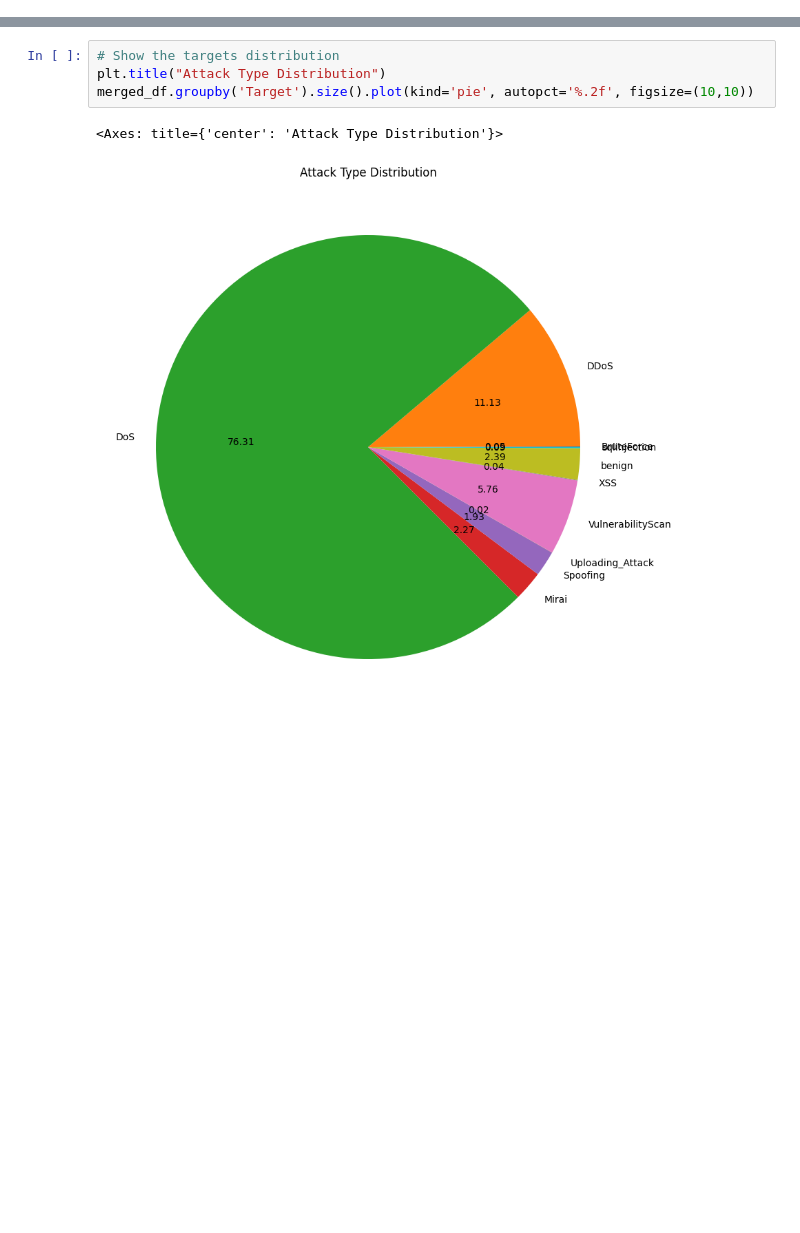
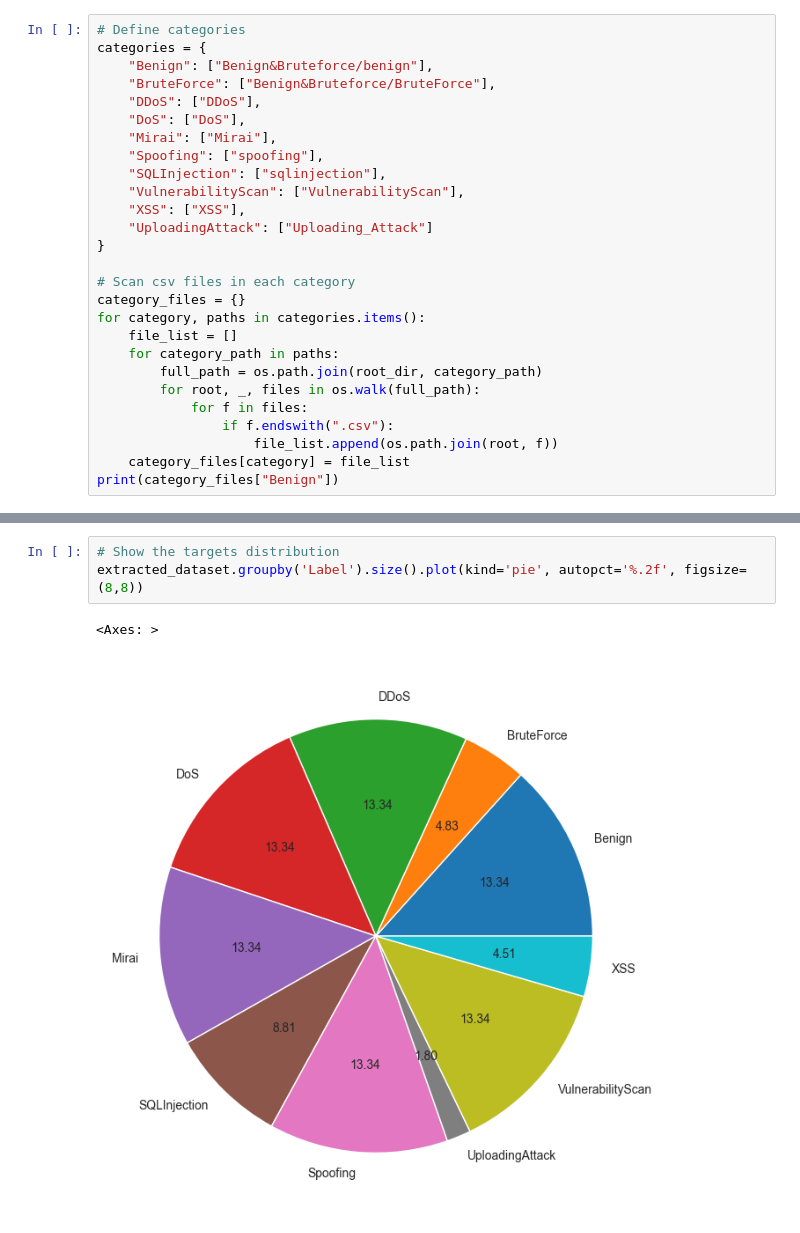
Before and after one commit to Hongwei-Z/Federated-Learning-IoT-IDS, a Jupyter notebook: DatasetPreprocessing.ipynb, the cells around one changed output, grey strips where cells are left out. Saved outputs shown, nothing was run; the diff lists cells and outputs as text; blank space fills up the shorter version.

Commit message:
Dataset preprocessing completed

```diff
--- a/DatasetPreprocessing.ipynb
+++ b/DatasetPreprocessing.ipynb
@@ -144,0 +40,27 @@ Name: count, dtype: int64
+# %%
+# Define categories
+categories = {
+    "Benign": ["Benign&Bruteforce/benign"],
+    "BruteForce": ["Benign&Bruteforce/BruteForce"],
+    "DDoS": ["DDoS"],
+    "DoS": ["DoS"],
+    "Mirai": ["Mirai"],
+    "Spoofing": ["spoofing"],
+    "SQLInjection": ["sqlinjection"],
+    "VulnerabilityScan": ["VulnerabilityScan"],
+    "XSS": ["XSS"],
+    "UploadingAttack": ["Uploading_Attack"]
+}
+
+# Scan csv files in each category
+category_files = {}
+for category, paths in categories.items():
+    file_list = []
+    for category_path in paths:
+        full_path = os.path.join(root_dir, category_path)
+        for root, _, files in os.walk(full_path):
+            for f in files:
+                if f.endswith(".csv"):
+                    file_list.append(os.path.join(root, f))
+    category_files[category] = file_list
+print(category_files["Benign"])
@@ -145,7 +150,6 @@ Name: count, dtype: int64
 # %%
 # Show the targets distribution
-plt.title("Attack Type Distribution")
-merged_df.groupby('Target').size().plot(kind='pie', autopct='%.2f', figsize=(10,10))
+extracted_dataset.groupby('Label').size().plot(kind='pie', autopct='%.2f', figsize=(8,8))
 # %% [output]
-<Axes: title={'center': 'Attack Type Distribution'}>
+<Axes: >
-[figure, old version]
+[figure, new version]
```
Also changed, not shown: parts of 19 cells of this notebook, 1 other file.
